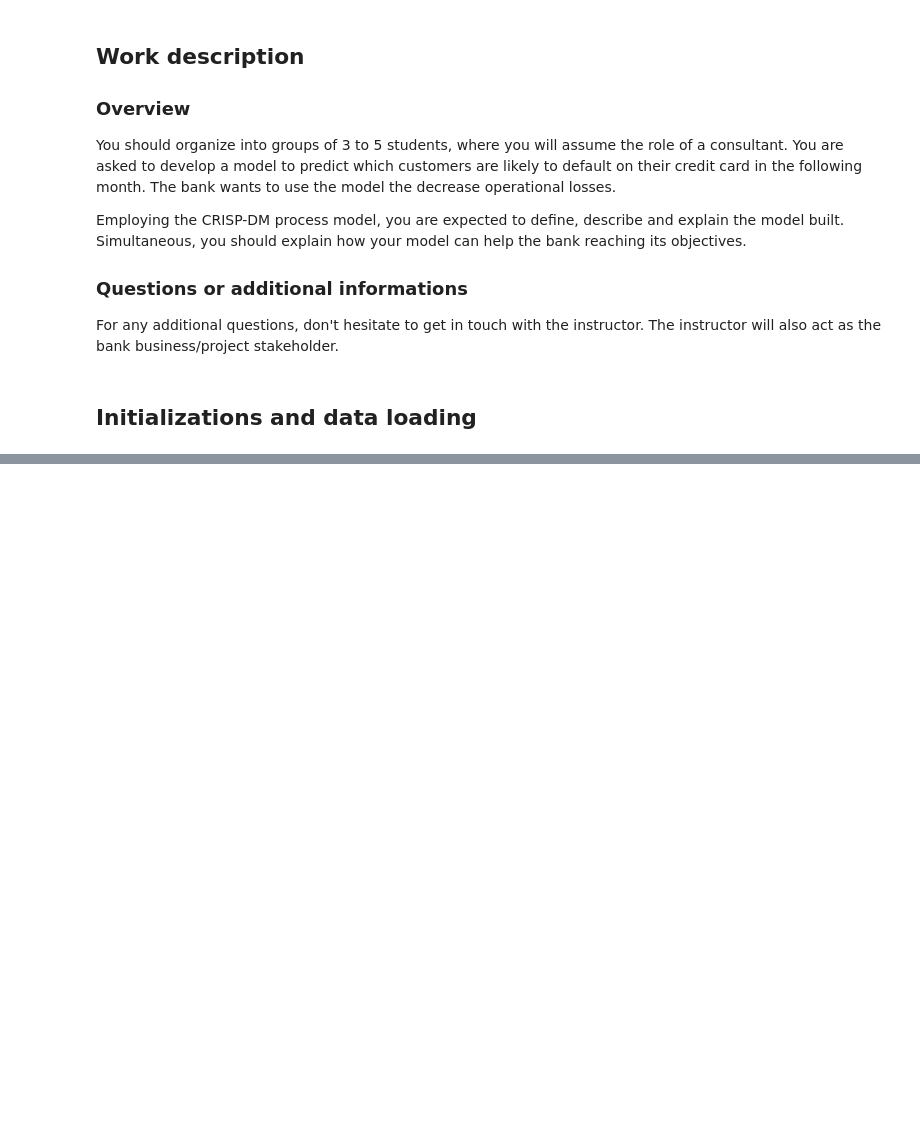
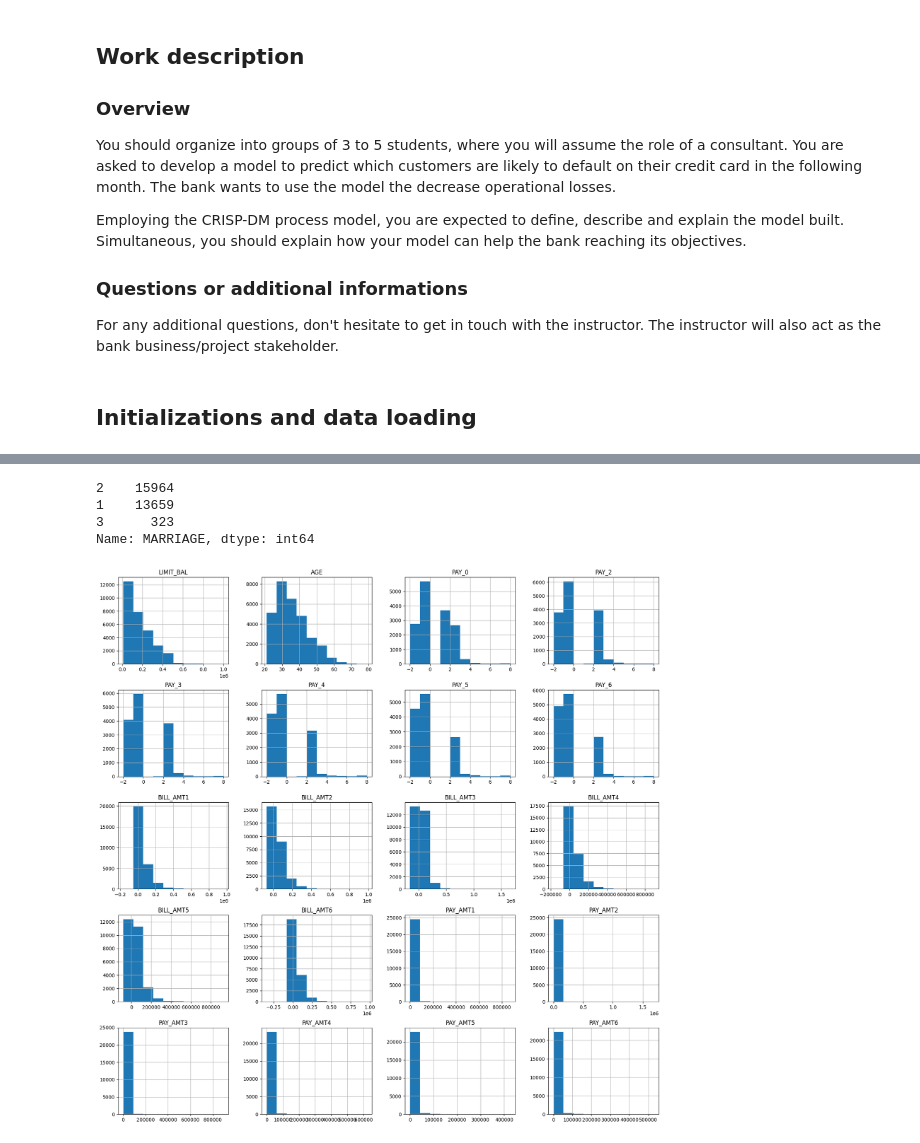
Before and after one commit to Brutosippon/projecto1, a Jupyter notebook: Project2.ipynb, the cells around one changed output, grey strips where cells are left out. Saved outputs shown, nothing was run; the diff lists cells and outputs as text; code cells hidden in the pictures; blank space fills up the shorter version.

```diff
--- a/Project2.ipynb
+++ b/Project2.ipynb
@@ -67,0 +121,5 @@ ds.head()
+# %%
+#concatenating name columns with 1st row
+df.columns = df.iloc[0]
+ds = df.iloc[1:]
+ds.head(10)
@@ -67,0 +179,22 @@ ds.head()
+# %%
+#1. Business Understanding
+#The bank wants to use the model the decrease operational losses.
+
+#2. Data Understanding
+#The dataset contains 30,000 observations and 25 variables.
+#The dataset is unbalanced with Y 23,364 observations of non-defaulters and 6,636 observations of defaulters.´
+#The dataset contains 23 numerical variables and 2 categorical variables.
+#numerical variables: X1 = Amount of the given credit (NT dollar), X5 = Age (year), X12-X17 = Amount of bill statement (NT dollar), X18-X23 = Amount of previous payment (NT dollar)
+#categorical variables: X2 = Sex, X3 = Education, X4 = Marital status
+
+def to_categorical(df, cols):
+    for col in cols:
+        df[col] = df[col].astype('category')
+    return df
+
+ds = to_categorical(ds, ['SEX', 'EDUCATION', 'MARRIAGE', 'default payment next month'])
+ds.describe(include='all').T
+ds.dtypes
+
+#removing ID column
+ds = ds.drop(['ID'], axis=1)
@@ -67,0 +240,5 @@ ds.head()
+# %%
+#the data is not clean, there are 0 values in the columns
+# must be replaced with NaN values to be able to drop them
+ds = ds.replace(0, np.nan)
+ds.isin([0]).sum(axis=0)
@@ -67,0 +304,16 @@ ds.head()
+# %%
+ds['MARRIAGE'].value_counts()
+# %% [output]
+2    15964
+1    13659
+3      323
+Name: MARRIAGE, dtype: int64
+# %%
+# Do histograms select just  numeric variables
+
+numerical=ds.select_dtypes(include=[np.number]).columns.tolist()
+
+ds[numerical].hist(figsize=(20,20))
+plt.show()
+# %% [output]
+[figure, added]
```
Also changed, not shown: parts of 18 cells of this notebook, 1 other file.
